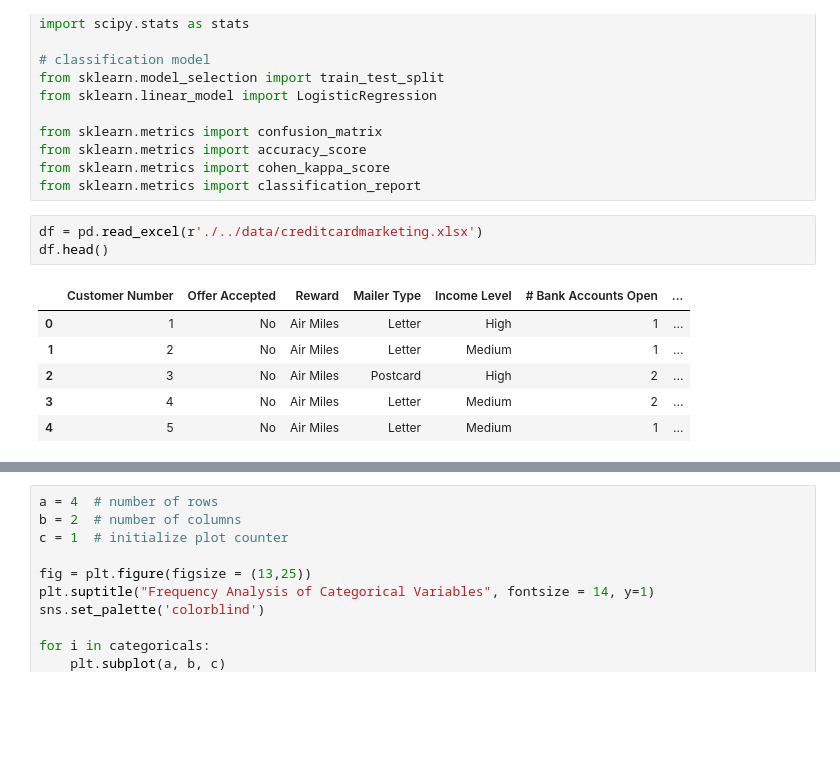
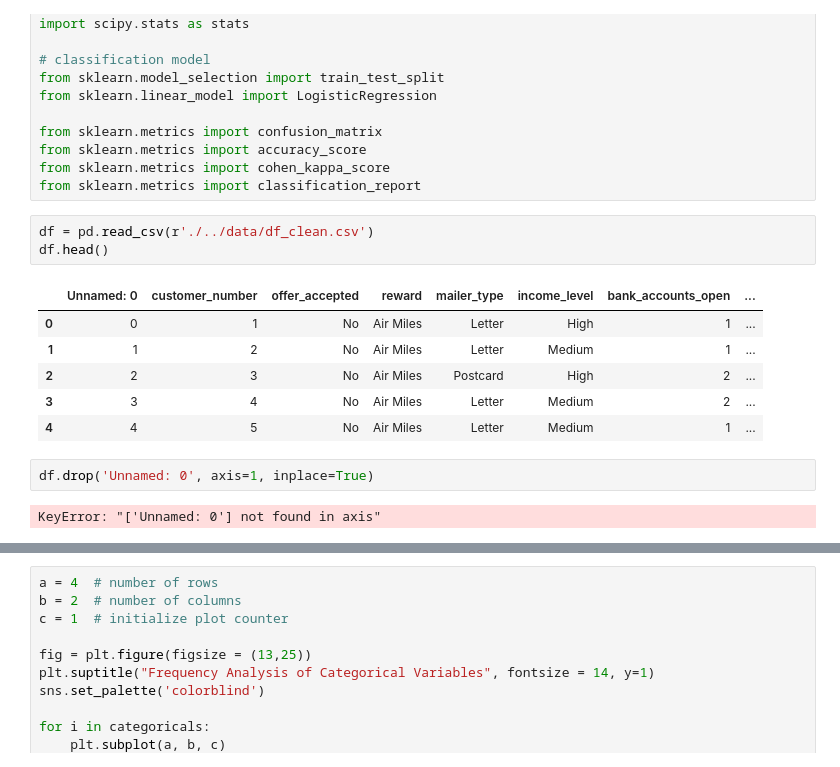
Before and after one commit to ocaoimh/hrc-mid-bootcamp-project, a Jupyter notebook: python/categoricals.ipynb, the cells around one changed output, grey strips where cells are left out. Drawn from its saved outputs; the diff is of its cells as text; blank space fills up the shorter version.

```diff
--- a/python/categoricals.ipynb
+++ b/python/categoricals.ipynb
@@ -17,15 +17,19 @@ from sklearn.metrics import accuracy_score
 from sklearn.metrics import cohen_kappa_score
 from sklearn.metrics import classification_report
 # %%
-df = pd.read_excel(r'./../data/creditcardmarketing.xlsx')
+df = pd.read_csv(r'./../data/df_clean.csv')
 df.head()
 # %% [output]
-|  | Customer Number | Offer Accepted | Reward | Mailer Type | Income Level | # Bank Accounts Open | ... |
-| 0 | 1 | No | Air Miles | Letter | High | 1 | ... |
-| 1 | 2 | No | Air Miles | Letter | Medium | 1 | ... |
-| 2 | 3 | No | Air Miles | Postcard | High | 2 | ... |
-| 3 | 4 | No | Air Miles | Letter | Medium | 2 | ... |
-| 4 | 5 | No | Air Miles | Letter | Medium | 1 | ... |
+|  | Unnamed: 0 | customer_number | offer_accepted | reward | mailer_type | income_level | bank_accounts_open | ... |
+| 0 | 0 | 1 | No | Air Miles | Letter | High | 1 | ... |
+| 1 | 1 | 2 | No | Air Miles | Letter | Medium | 1 | ... |
+| 2 | 2 | 3 | No | Air Miles | Postcard | High | 2 | ... |
+| 3 | 3 | 4 | No | Air Miles | Letter | Medium | 2 | ... |
+| 4 | 4 | 5 | No | Air Miles | Letter | Medium | 1 | ... |
+# %%
+df.drop('Unnamed: 0', axis=1, inplace=True)
+# %% [output]
+KeyError: "['Unnamed: 0'] not found in axis"
 # %%
 categoricals = df.select_dtypes(object)
 categoricals.head()
```
Also changed, not shown: parts of 40 cells of this notebook.
